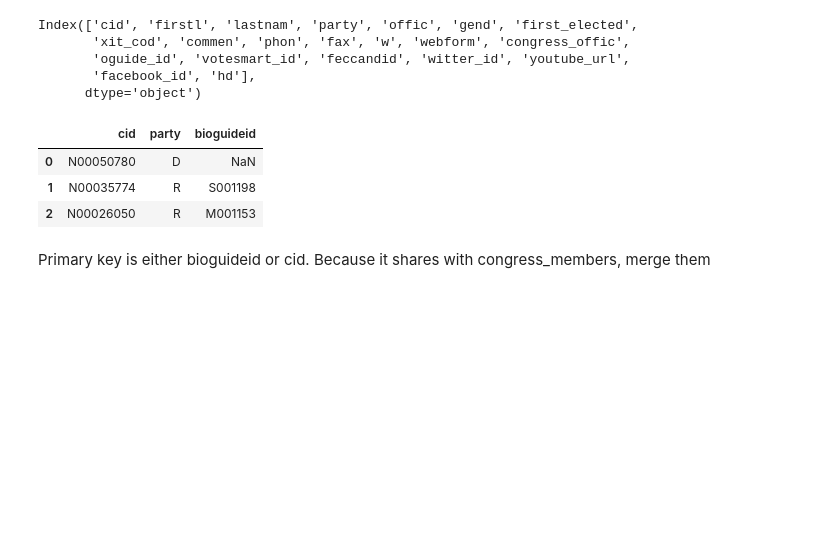
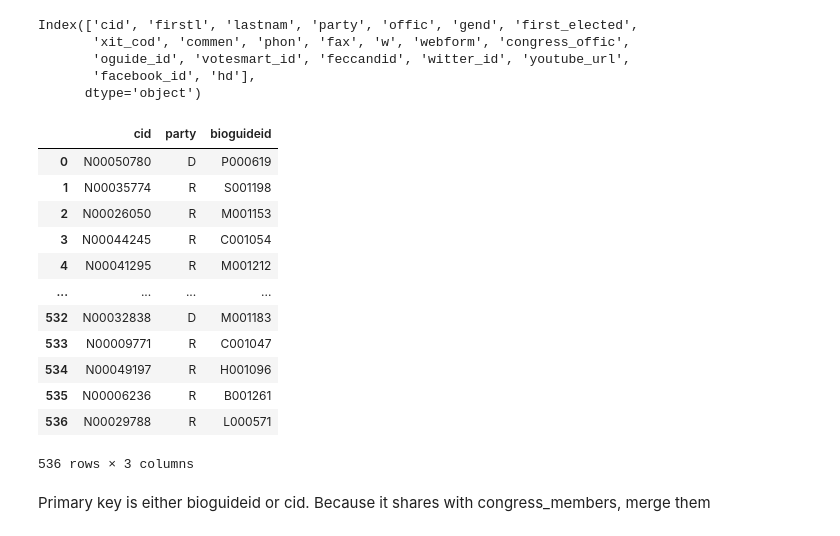
Before and after one commit to eanelson01/contrans2023, a Jupyter notebook: congressdb.ipynb, the cells around one changed output. Drawn from its saved outputs; the diff is of its cells as text; code cells hidden in the pictures; blank space fills up the shorter version.

```diff
--- a/congressdb.ipynb
+++ b/congressdb.ipynb
@@ -133,6 +133,7 @@ leadership.head(3).T
 # %%
 os_legislators.columns = [x.lower() for x in os_legislators.columns]
 os_legislators.columns = [x.replace('.', '_') for x in os_legislators.columns]
+os_legislators = os_legislators.drop_duplicates()
 os_legislators.columns
 # %% [output]
 Index(['cid', 'firstl', 'lastnam', 'party', 'offic', 'gend', 'first_elected',
@@ -144,12 +162,21 @@ Index(['cid', 'firstl', 'lastnam', 'party', 'offic', 'gend', 'first_elected',
 os_legislators = os_legislators[['cid', 'party', 'oguide_id']]
 os_legislators = os_legislators.rename({'oguide_id': 'bioguideid'}, axis = 1)
 # %%
-os_legislators.head(3)
+os_legislators
 # %% [output]
 |  | cid | party | bioguideid |
-| 0 | N00050780 | D | NaN |
+| 0 | N00050780 | D | P000619 |
 | 1 | N00035774 | R | S001198 |
 | 2 | N00026050 | R | M001153 |
+| 3 | N00044245 | R | C001054 |
+| 4 | N00041295 | R | M001212 |
+| ... | ... | ... | ... |
+| 532 | N00032838 | D | M001183 |
+| 533 | N00009771 | R | C001047 |
+| 534 | N00049197 | R | H001096 |
+| 535 | N00006236 | R | B001261 |
+| 536 | N00029788 | R | L000571 |
+536 rows × 3 columns
 # %% [markdown]
 Primary key is either bioguideid or cid. Because it shares with congress_members, merge them
 # %%
```
Also changed, not shown: parts of 35 cells of this notebook, 1 other file.
